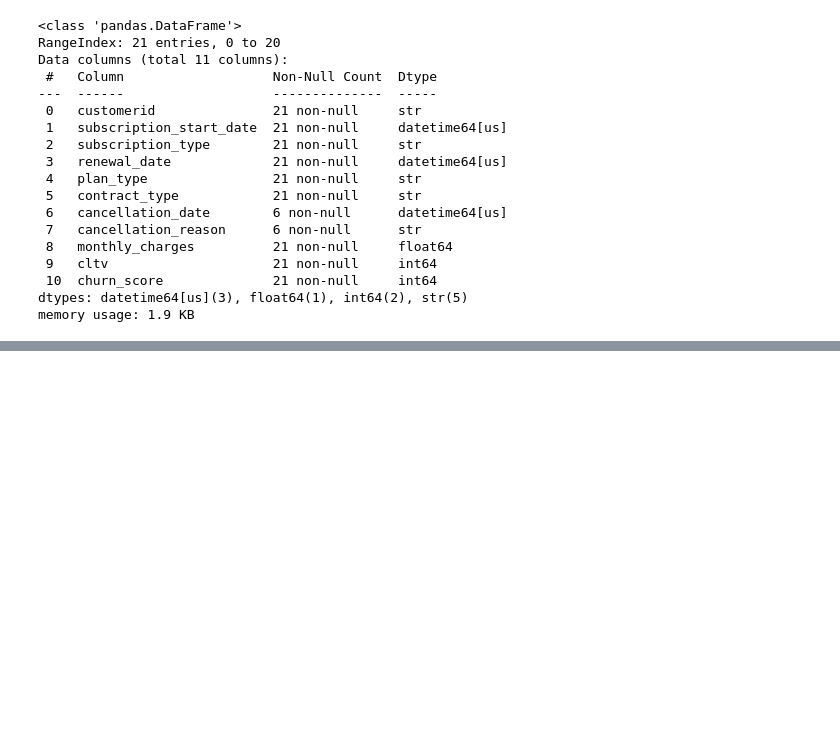
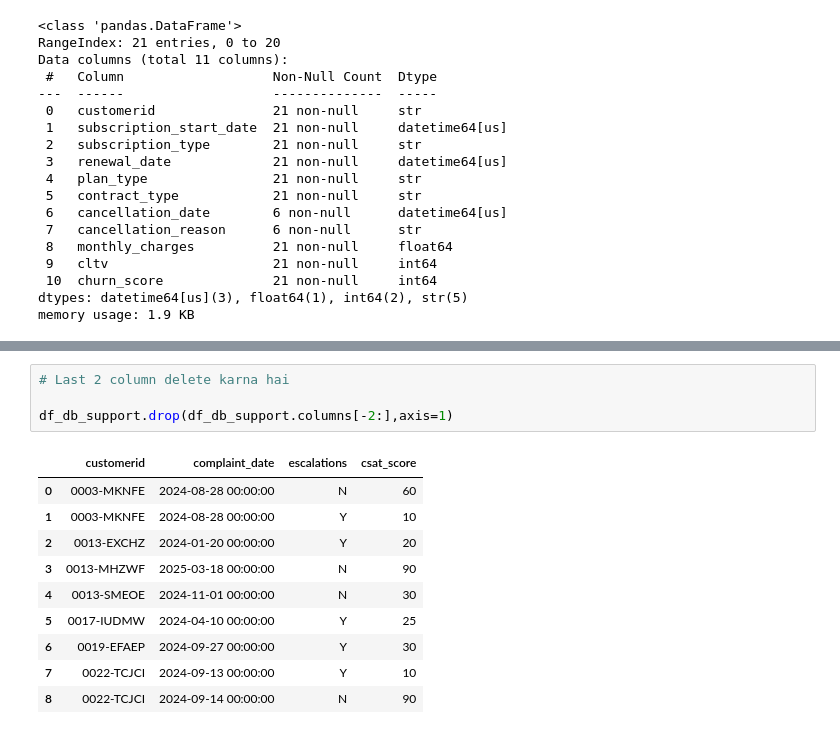
Before and after one commit to Manshavatsh0123/customer-churn-data-analysis, a Jupyter notebook: churn_analysis.ipynb, the cells around one changed output, grey strips where cells are left out. Drawn from its saved outputs; the diff is of its cells as text; blank space fills up the shorter version.

Commit message:
feat: clean and preprocess support dataset

```diff
--- a/churn_analysis.ipynb
+++ b/churn_analysis.ipynb
@@ -274,0 +302,15 @@ memory usage: 1.9 KB
+# %%
+# Last 2 column delete karna hai
+
+df_db_support.drop(df_db_support.columns[-2:],axis=1)
+# %% [output]
+|  | customerid | complaint_date | escalations | csat_score |
+| 0 | 0003-MKNFE | 2024-08-28 00:00:00 | N | 60 |
+| 1 | 0003-MKNFE | 2024-08-28 00:00:00 | Y | 10 |
+| 2 | 0013-EXCHZ | 2024-01-20 00:00:00 | Y | 20 |
+| 3 | 0013-MHZWF | 2025-03-18 00:00:00 | N | 90 |
+| 4 | 0013-SMEOE | 2024-11-01 00:00:00 | N | 30 |
+| 5 | 0017-IUDMW | 2024-04-10 00:00:00 | Y | 25 |
+| 6 | 0019-EFAEP | 2024-09-27 00:00:00 | Y | 30 |
+| 7 | 0022-TCJCI | 2024-09-13 00:00:00 | Y | 10 |
+| 8 | 0022-TCJCI | 2024-09-14 00:00:00 | N | 90 |
```
Also changed, not shown: parts of 4 cells of this notebook.
